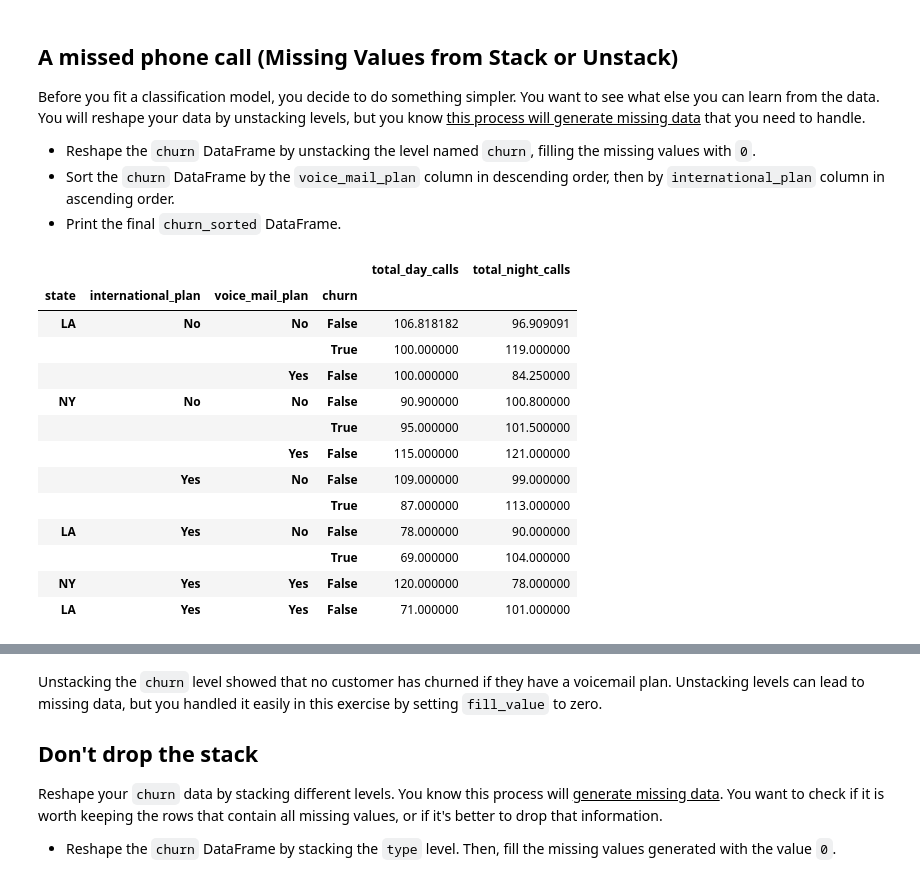
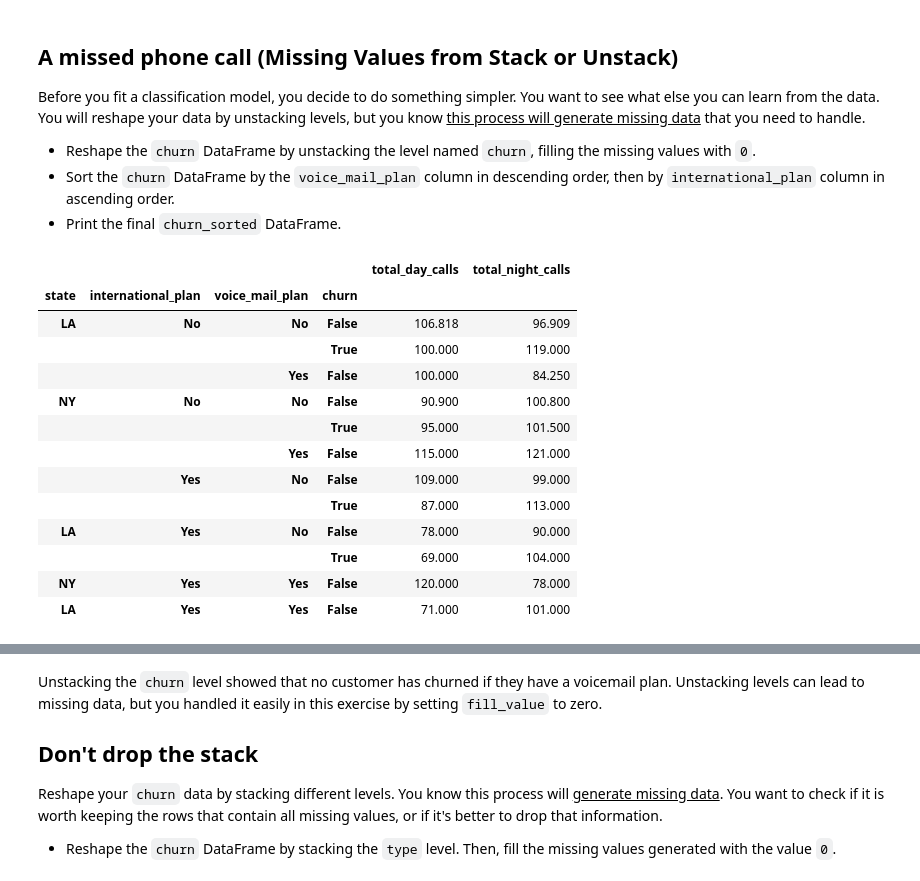
Before and after one commit to armeros/DC_DataMani_Reshape, a Jupyter notebook: Reshape.ipynb, the cells around one changed output, grey strips where cells are left out. Cells and saved outputs as stored; diff of their text form; code cells hidden in the pictures.

```diff
--- a/Reshape.ipynb
+++ b/Reshape.ipynb
@@ -1483,47 +2600,47 @@ index = pd.MultiIndex.from_arrays([['LA', 'LA', 'LA', 'NY', 'NY', 'NY', 'NY', 'N
 ['No', 'No', 'No', 'No', 'No', 'No', 'Yes', 'Yes', 'Yes', 'Yes', 'Yes', 'Yes'],
 ['No', 'No', 'Yes', 'No', 'No', 'Yes', 'No', 'No', 'No', 'No', 'Yes', 'Yes'],
 [False, True, False, False, True, False, False, True, False, True, False, False]], names=["state", "international_plan", "voice_mail_plan", "churn"])
 data = [[106.81818182,  96.90909091],
        [100.        , 119.        ],
        [100.        ,  84.25      ],
        [ 90.9       , 100.8       ],
        [ 95.        , 101.5       ],
        [115.        , 121.        ],
        [109.        ,  99.        ],
        [ 87.        , 113.        ],
        [ 78.        ,  90.        ],
        [ 69.        , 104.        ],
        [120.        ,  78.        ],
        [ 71.        , 101.        ]]
 
 churn = pd.DataFrame(data=data, index=index, columns=columns)
-display(churn)
+display(churn.round(3))
 print("\n\n")
 
 # Unstack churn level and fill missing values with zero
 churn = churn.unstack(level="churn", fill_value=0)
 
 # Sort by descending voice mail plan and ascending international plan
 churn_sorted = churn.sort_index(level=["voice_mail_plan", "international_plan"],
                           ascending=[False, True])
 
 # Print final DataFrame and observe pattern
-display(churn_sorted)
+display(churn_sorted.round(3))
 # %% [output]
 |  |  |  |  | total_day_calls | total_night_calls |
 | state | international_plan | voice_mail_plan | churn |  |  |
-| LA | No | No | False | 106.818182 | 96.909091 |
-|  |  |  | True | 100.000000 | 119.000000 |
-|  |  | Yes | False | 100.000000 | 84.250000 |
-| NY | No | No | False | 90.900000 | 100.800000 |
-|  |  |  | True | 95.000000 | 101.500000 |
-|  |  | Yes | False | 115.000000 | 121.000000 |
-|  | Yes | No | False | 109.000000 | 99.000000 |
-|  |  |  | True | 87.000000 | 113.000000 |
-| LA | Yes | No | False | 78.000000 | 90.000000 |
-|  |  |  | True | 69.000000 | 104.000000 |
-| NY | Yes | Yes | False | 120.000000 | 78.000000 |
-| LA | Yes | Yes | False | 71.000000 | 101.000000 |
+| LA | No | No | False | 106.818 | 96.909 |
+|  |  |  | True | 100.000 | 119.000 |
+|  |  | Yes | False | 100.000 | 84.250 |
+| NY | No | No | False | 90.900 | 100.800 |
+|  |  |  | True | 95.000 | 101.500 |
+|  |  | Yes | False | 115.000 | 121.000 |
+|  | Yes | No | False | 109.000 | 99.000 |
+|  |  |  | True | 87.000 | 113.000 |
+| LA | Yes | No | False | 78.000 | 90.000 |
+|  |  |  | True | 69.000 | 104.000 |
+| NY | Yes | Yes | False | 120.000 | 78.000 |
+| LA | Yes | Yes | False | 71.000 | 101.000 |
 |  |  |  | total_day_calls |  | total_night_calls |  |
 |  |  | churn | False | True | False | True |
 | state | international_plan | voice_mail_plan |  |  |  |  |
```
Also changed, not shown: parts of 181 cells of this notebook.
